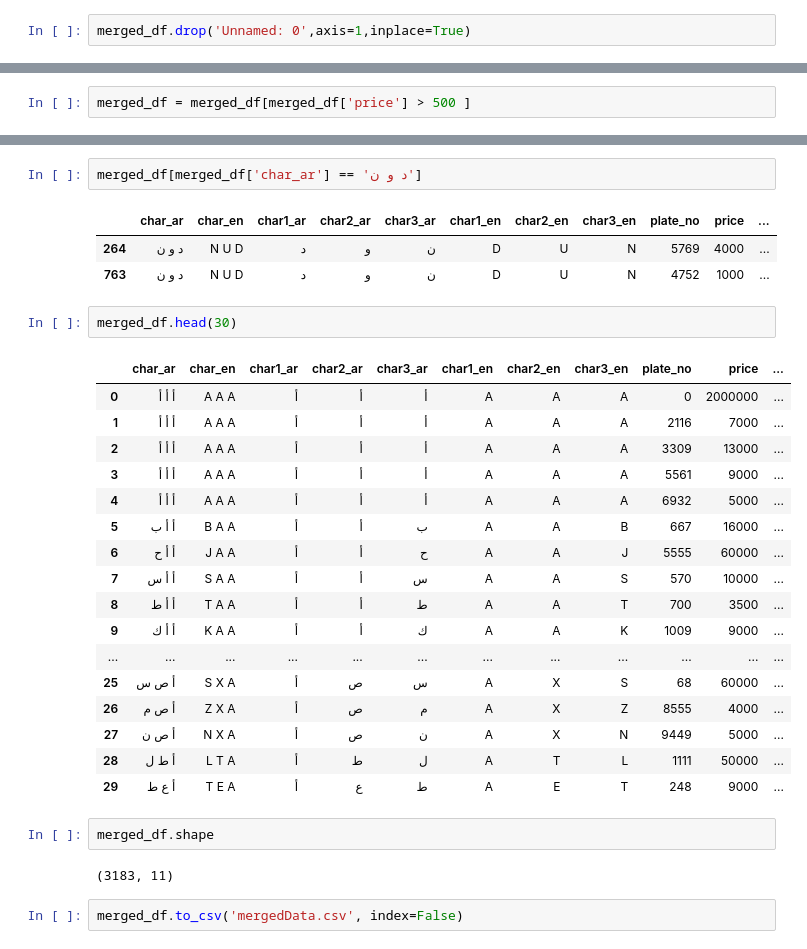
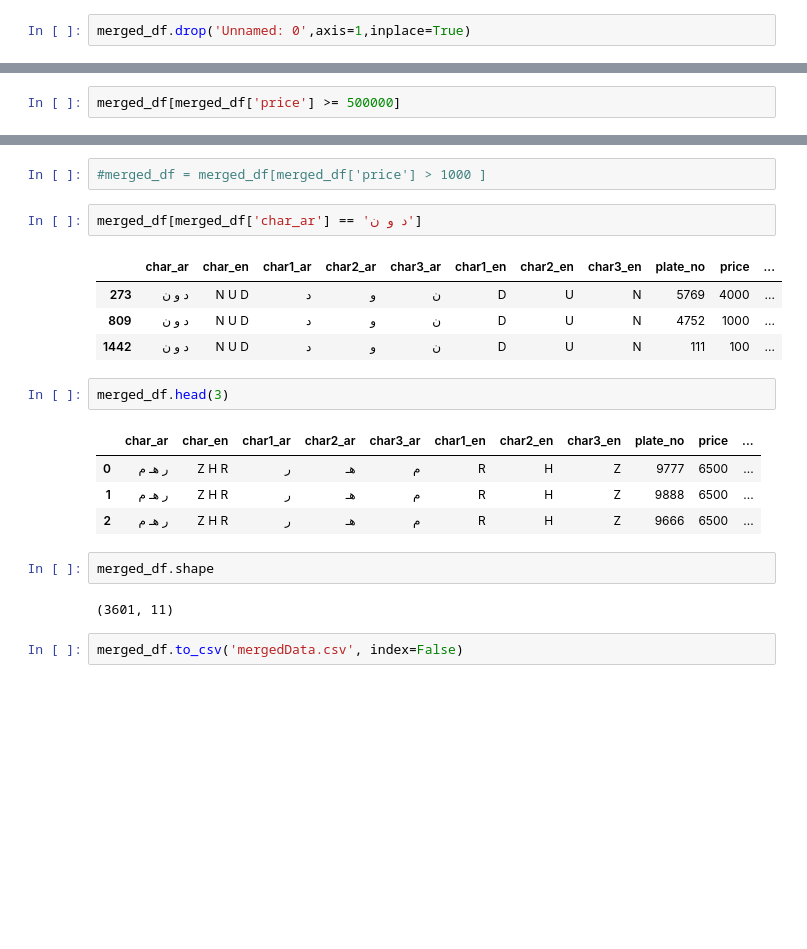
Before and after one commit to Hamad-32/Plate-Price-Prediction, a Jupyter notebook: data/data_marge.ipynb, the cells around one changed output, grey strips where cells are left out. Saved outputs shown, nothing was run; the diff lists cells and outputs as text; blank space fills up the shorter version.

```diff
--- a/data/data_marge.ipynb
+++ b/data/data_marge.ipynb
@@ -50,2 +66,2 @@ merged_df.duplicated(['char1_ar','char2_ar','char3_ar','char1_en','char2_en','ch
 # %%
-merged_df = merged_df[merged_df['price'] > 500 ]
+merged_df[merged_df['price'] >= 500000]
@@ -52,32 +86,22 @@ merged_df = merged_df[merged_df['price'] > 500 ]
+# %%
+#merged_df = merged_df[merged_df['price'] > 1000 ]
 # %%
 merged_df[merged_df['char_ar'] == 'د و ن']
 # %% [output]
 |  | char_ar | char_en | char1_ar | char2_ar | char3_ar | char1_en | char2_en | char3_en | plate_no | price | ... |
-| 264 | د و ن | N U D | د | و | ن | D | U | N | 5769 | 4000 | ... |
-| 763 | د و ن | N U D | د | و | ن | D | U | N | 4752 | 1000 | ... |
+| 273 | د و ن | N U D | د | و | ن | D | U | N | 5769 | 4000 | ... |
+| 809 | د و ن | N U D | د | و | ن | D | U | N | 4752 | 1000 | ... |
+| 1442 | د و ن | N U D | د | و | ن | D | U | N | 111 | 100 | ... |
 # %%
-merged_df.head(30)
+merged_df.head(3)
 # %% [output]
 |  | char_ar | char_en | char1_ar | char2_ar | char3_ar | char1_en | char2_en | char3_en | plate_no | price | ... |
-| 0 | أ أ أ | A A A | أ | أ | أ | A | A | A | 0 | 2000000 | ... |
-| 1 | أ أ أ | A A A | أ | أ | أ | A | A | A | 2116 | 7000 | ... |
-| 2 | أ أ أ | A A A | أ | أ | أ | A | A | A | 3309 | 13000 | ... |
-| 3 | أ أ أ | A A A | أ | أ | أ | A | A | A | 5561 | 9000 | ... |
-| 4 | أ أ أ | A A A | أ | أ | أ | A | A | A | 6932 | 5000 | ... |
-| 5 | أ أ ب | B A A | أ | أ | ب | A | A | B | 667 | 16000 | ... |
-| 6 | أ أ ح | J A A | أ | أ | ح | A | A | J | 5555 | 60000 | ... |
-| 7 | أ أ س | S A A | أ | أ | س | A | A | S | 570 | 10000 | ... |
-| 8 | أ أ ط | T A A | أ | أ | ط | A | A | T | 700 | 3500 | ... |
-| 9 | أ أ ك | K A A | أ | أ | ك | A | A | K | 1009 | 9000 | ... |
-| ... | ... | ... | ... | ... | ... | ... | ... | ... | ... | ... | ... |
-| 25 | أ ص س | S X A | أ | ص | س | A | X | S | 68 | 60000 | ... |
-| 26 | أ ص م | Z X A | أ | ص | م | A | X | Z | 8555 | 4000 | ... |
-| 27 | أ ص ن | N X A | أ | ص | ن | A | X | N | 9449 | 5000 | ... |
-| 28 | أ ط ل | L T A | أ | ط | ل | A | T | L | 1111 | 50000 | ... |
-| 29 | أ ع ط | T E A | أ | ع | ط | A | E | T | 248 | 9000 | ... |
+| 0 | ر هـ م | Z H R | ر | هـ | م | R | H | Z | 9777 | 6500 | ... |
+| 1 | ر هـ م | Z H R | ر | هـ | م | R | H | Z | 9888 | 6500 | ... |
+| 2 | ر هـ م | Z H R | ر | هـ | م | R | H | Z | 9666 | 6500 | ... |
 # %%
 merged_df.shape
 # %% [output]
-(3183, 11)
+(3601, 11)
 # %%
 merged_df.to_csv('mergedData.csv', index=False)
```
Also changed, not shown: parts of 5 cells of this notebook, 2 other files.
